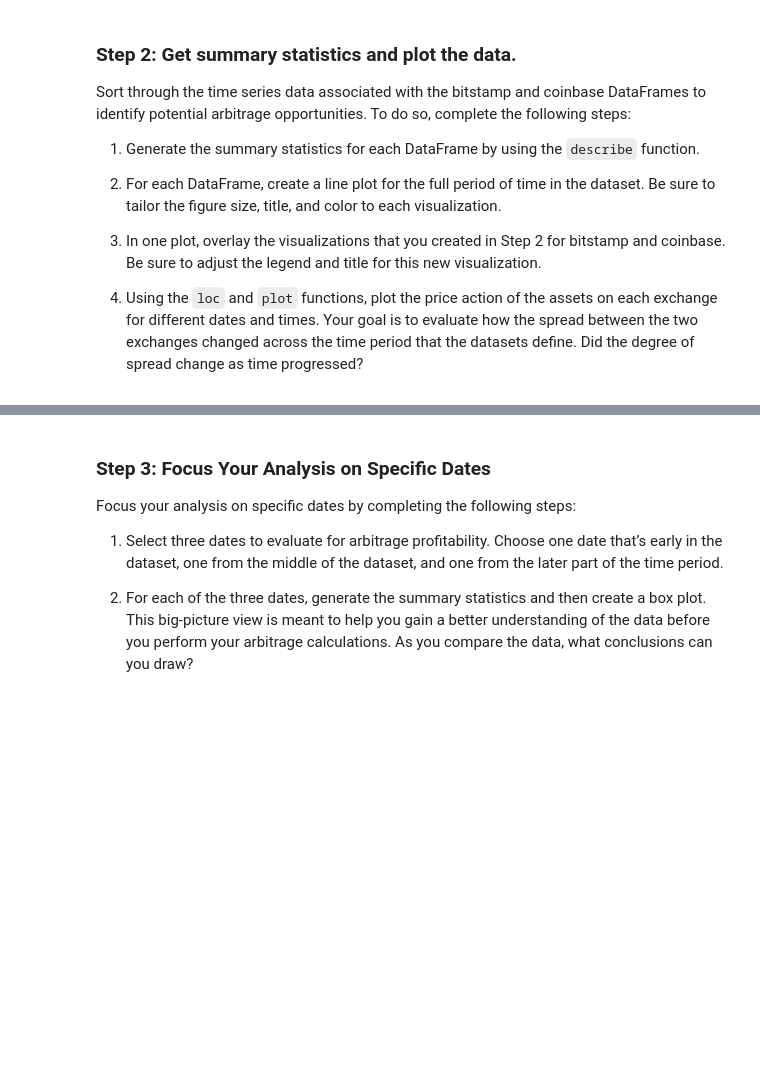
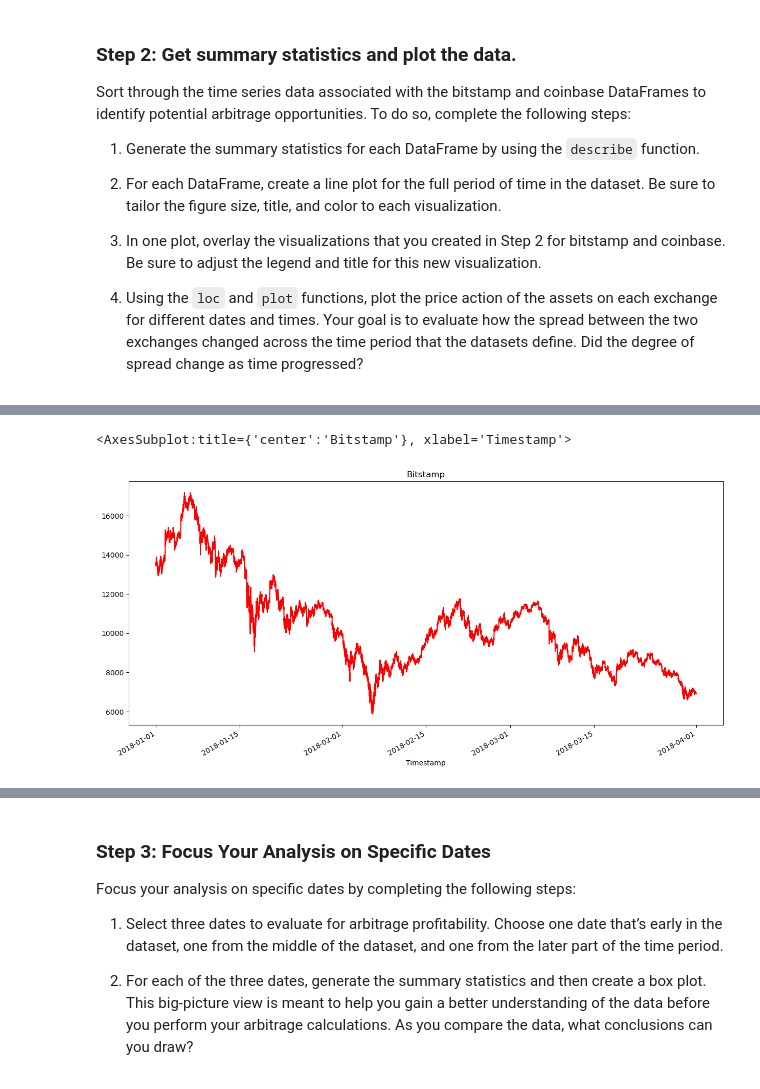
Before and after one commit to trentransom/Challenge_03, a Jupyter notebook: crypto_arbitrage.ipynb, the cells around one changed output, grey strips where cells are left out. Cells and saved outputs as stored; diff of their text form; code cells hidden in the pictures; blank space fills up the shorter version.

```diff
--- a/crypto_arbitrage.ipynb
+++ b/crypto_arbitrage.ipynb
@@ -127,9 +159,2 @@ bitstamp.duplicated().sum() #These are the 472 'Unknown' values
 # %% [markdown]
 ### Step 5: Repeat Steps 1–4 for the coinbase DataFrame.
-# %%
-# Repeat Steps 1–4 for the coinbase DataFrame
-# YOUR CODE HERE
-coinbase = coinbase.fillna('Unknown')
-coinbase.loc[:, 'Close'] = coinbase.loc[:, 'Close'].str.replace('$','')
-coinbase.loc[:, 'Close'] = coinbase.loc[:, 'Close'].astype('float')
-coinbase.duplicated().sum() # These are the 217
@@ -137,0 +161,21 @@ coinbase.duplicated().sum() # These are the 217
+# %%
+# Repeat Steps 1–4 for the coinbase DataFrame
+# YOUR CODE HERE
+coinbase.loc[:, 'Close'] = coinbase.loc[:, 'Close'].str.replace('$','')
+coinbase.loc[:, 'Close'] = coinbase.loc[:,'Close'].astype('float')
+coinbase = coinbase.fillna(0)
+for x in range(len(coinbase.iloc[0])):
+    for i in range(len(coinbase.iloc[:, x])):
+        if coinbase.iloc[i, x] == 0:
+            if coinbase.iloc[i-1,x] != 0 and coinbase.iloc[i+1,x] != 0:
+                coinbase.iloc[i,x] = (coinbase.iloc[i-1,x]+coinbase.iloc[i+1,x])/2
+            else:
+                pre_counter = 0
+                post_counter = 0
+                while coinbase.iloc[i-pre_counter,x] == 0:
+                    pre_counter += 1
+                while coinbase.iloc[i+post_counter,x] == 0:
+                    post_counter += 1
+                coinbase.iloc[i,x] = (coinbase.iloc[i-pre_counter,x]+coinbase.iloc[i+post_counter,x])/2
+
+coinbase.describe(include = 'all')
@@ -194,7 +289,11 @@ Sort through the time series data associated with the bitstamp and coinbase Data
 # %%
 # Create a line plot for the coinbase DataFrame for the full length of time in the dataset
 # Be sure that the figure size, title, and color are tailored to each visualization
 # YOUR CODE HERE
+coinbase['Close'].plot(figsize= (15,7), title = 'Bitstamp', color = 'red')
+# %% [output]
+<AxesSubplot:title={'center':'Bitstamp'}, xlabel='Timestamp'>
+[figure, added]
 # %%
 # Overlay the visualizations for the bitstamp and coinbase DataFrames in one plot
 # The plot should visualize the prices over the full lenth of the dataset
```
Also changed, not shown: parts of 32 cells of this notebook.
